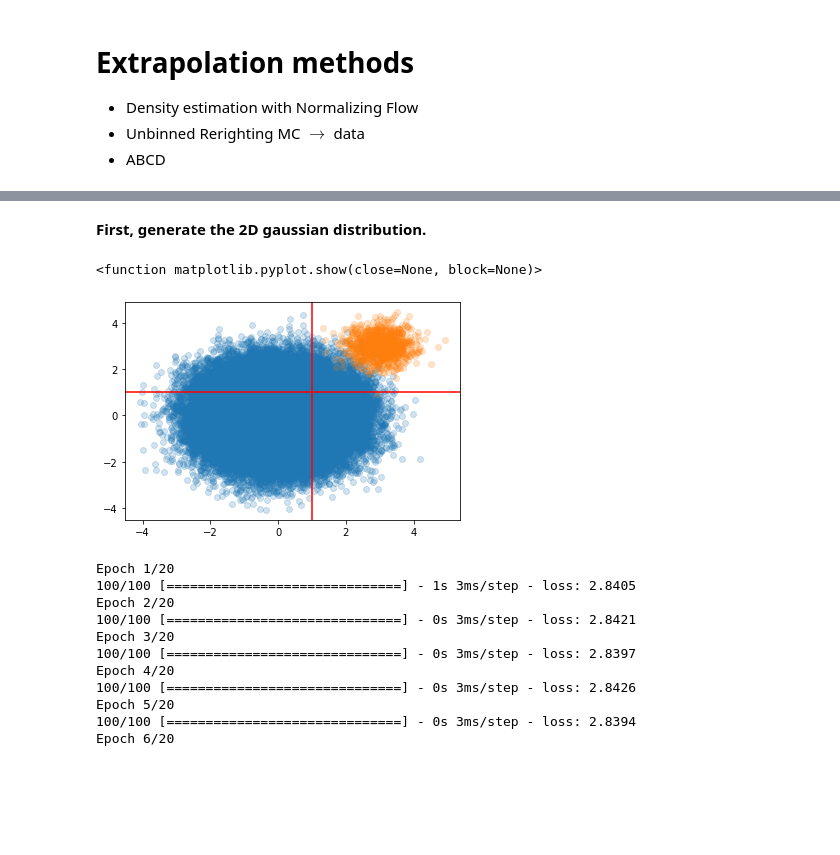
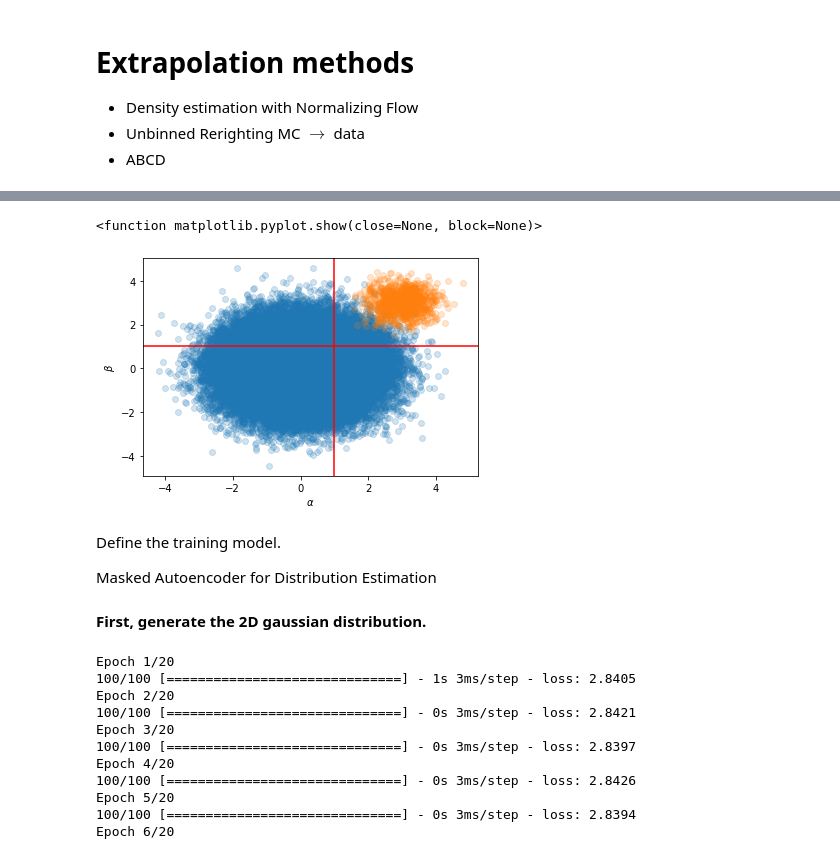
Before and after one commit to hep-lbdl/non-resonant-AD-extrapolation, a Jupyter notebook: Example.ipynb, the cells around one changed output, grey strips where cells are left out. Cells and saved outputs as stored; diff of their text form; code cells hidden in the pictures; blank space fills up the shorter version.

```diff
--- a/Example.ipynb
+++ b/Example.ipynb
@@ -36,19 +39,20 @@ import matplotlib.pyplot as plt
-# %% [markdown]
-**First, generate the 2D gaussian distribution.**
 # %%
 n1 = 100000
 # Background
 x1 = np.random.normal(0, 1, n1).astype(dtype=np.float32)
 x2 = np.random.normal(0, 1, n1).astype(dtype=np.float32)
 plt.scatter(x1, x2, alpha = 0.2)
+data = np.stack([x1, x2], axis = -1)
 # Signal
 n2 = 1000
 x3 = np.random.normal(3, 0.5, n2).astype(dtype=np.float32)
 x4 = np.random.normal(3, 0.5, n2).astype(dtype=np.float32)
 plt.scatter(x3, x4, alpha = 0.2)
+plt.xlabel('$\\alpha$')
+plt.ylabel('$\\beta$')
 plt.axhline(y=1, color='r', linestyle='-')
 plt.axvline(x=1, color='r', linestyle='-')
 plt.show
 # %% [output]
 <function matplotlib.pyplot.show(close=None, block=None)>
-[figure, old version]
+[figure, new version]
@@ -80,0 +59,4 @@ def train(data):
+# %% [markdown]
+Define the training model.
+
+Masked Autoencoder for Distribution Estimation
@@ -81 +88,3 @@ def train(data):
+# %% [markdown]
+**First, generate the 2D gaussian distribution.**
 # %%
```
Also changed, not shown: parts of 11 cells of this notebook.
